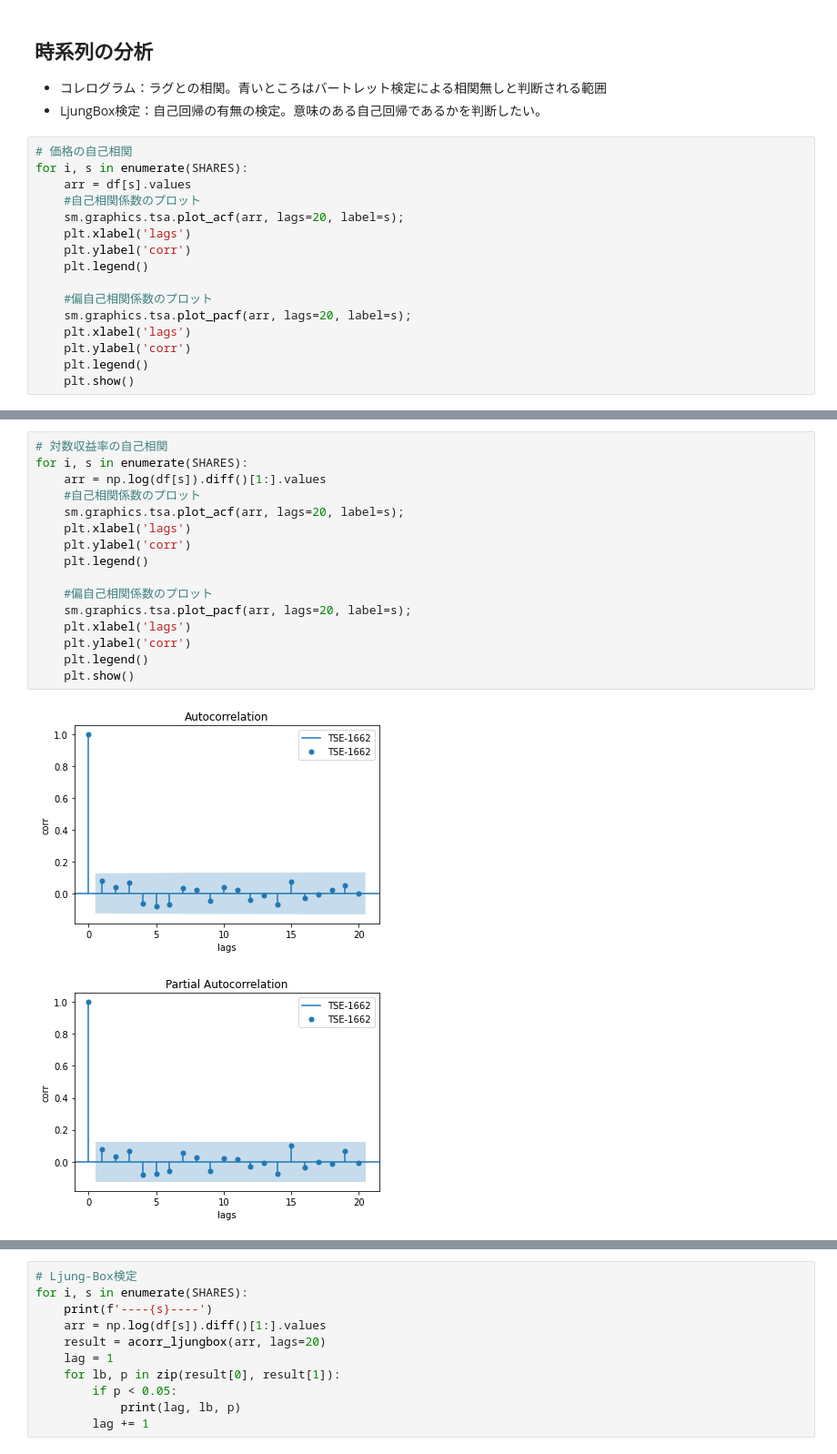
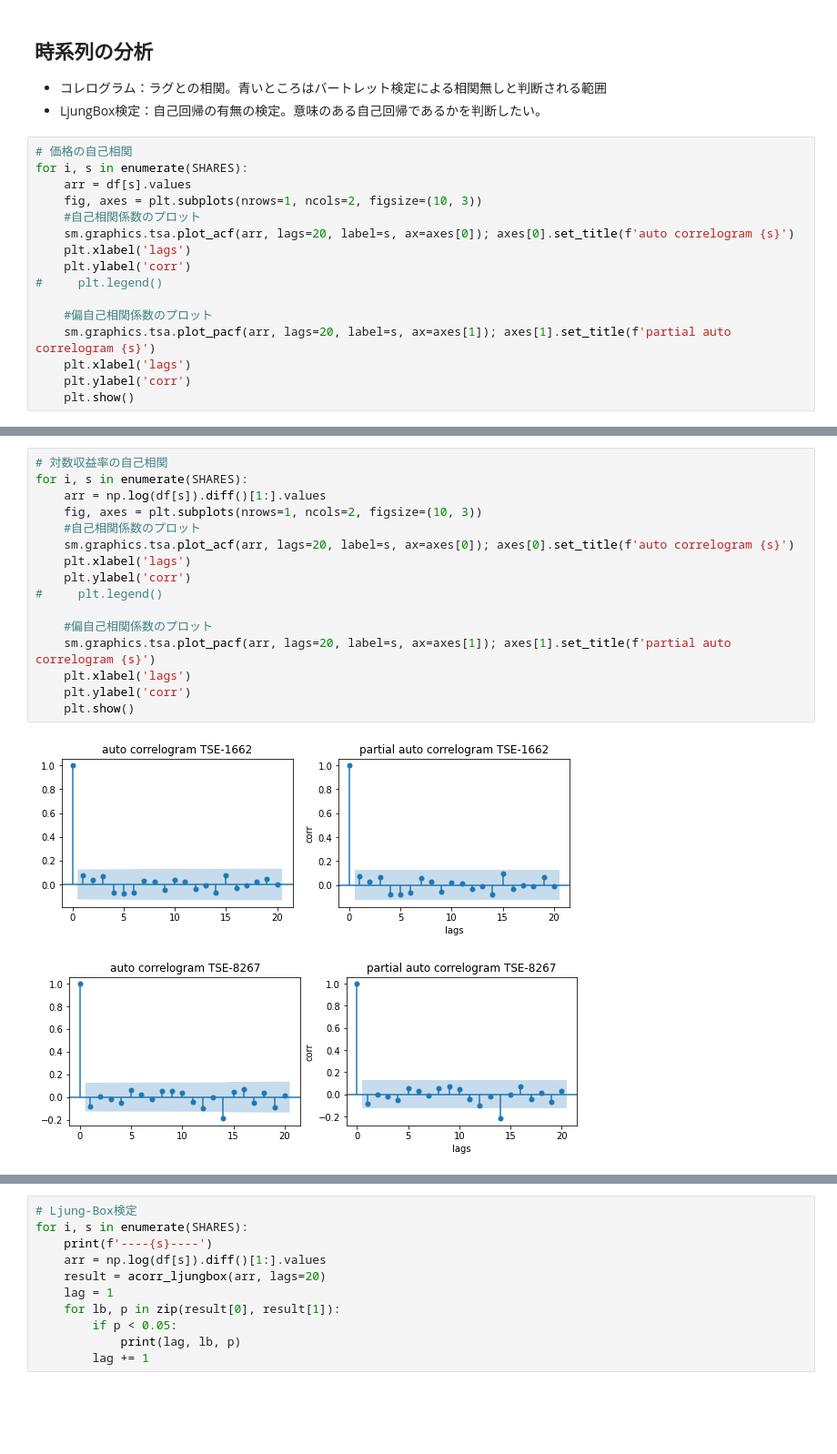
Before and after one commit to Rio114/practice, a Jupyter notebook: timeseries/stock/autocorrelation.ipynb, the cells around one changed output, grey strips where cells are left out. Shown at 91% size. Saved outputs shown, nothing was run; the diff lists cells and outputs as text; blank space fills up the shorter version.

```diff
--- a/timeseries/stock/autocorrelation.ipynb
+++ b/timeseries/stock/autocorrelation.ipynb
@@ -53,16 +53,16 @@ df.head()
 # 価格の自己相関
 for i, s in enumerate(SHARES):
     arr = df[s].values
+    fig, axes = plt.subplots(nrows=1, ncols=2, figsize=(10, 3))
     #自己相関係数のプロット
-    sm.graphics.tsa.plot_acf(arr, lags=20, label=s);
+    sm.graphics.tsa.plot_acf(arr, lags=20, label=s, ax=axes[0]); axes[0].set_title(f'auto correlogram {s}')
     plt.xlabel('lags')
     plt.ylabel('corr')
-    plt.legend()
+#     plt.legend()
 
     #偏自己相関係数のプロット
-    sm.graphics.tsa.plot_pacf(arr, lags=20, label=s);
+    sm.graphics.tsa.plot_pacf(arr, lags=20, label=s, ax=axes[1]); axes[1].set_title(f'partial auto correlogram {s}')
     plt.xlabel('lags')
     plt.ylabel('corr')
-    plt.legend()
     plt.show()
 # %% [output]
@@ -77,19 +73,19 @@ for i, s in enumerate(SHARES):
 # %%
 # 対数収益率の自己相関
 for i, s in enumerate(SHARES):
     arr = np.log(df[s]).diff()[1:].values
+    fig, axes = plt.subplots(nrows=1, ncols=2, figsize=(10, 3))
     #自己相関係数のプロット
-    sm.graphics.tsa.plot_acf(arr, lags=20, label=s);
+    sm.graphics.tsa.plot_acf(arr, lags=20, label=s, ax=axes[0]); axes[0].set_title(f'auto correlogram {s}')
     plt.xlabel('lags')
     plt.ylabel('corr')
-    plt.legend()
+#     plt.legend()
 
     #偏自己相関係数のプロット
-    sm.graphics.tsa.plot_pacf(arr, lags=20, label=s);
+    sm.graphics.tsa.plot_pacf(arr, lags=20, label=s, ax=axes[1]); axes[1].set_title(f'partial auto correlogram {s}')
     plt.xlabel('lags')
     plt.ylabel('corr')
-    plt.legend()
     plt.show()
 # %% [output]
-[figure, old version]
+[figure, new version]
-[figure, old version]
+[figure, new version]
```
Also changed, not shown: parts of 2 cells of this notebook, 4 other files.
